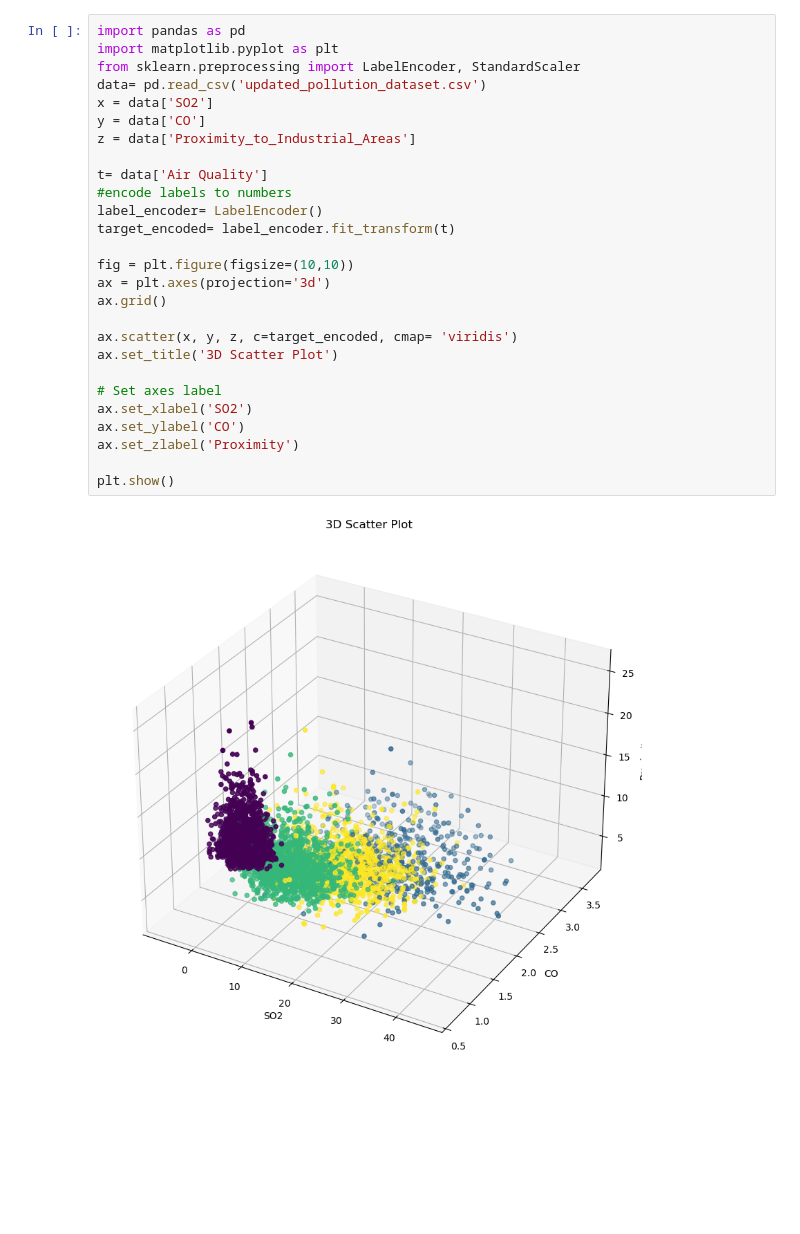
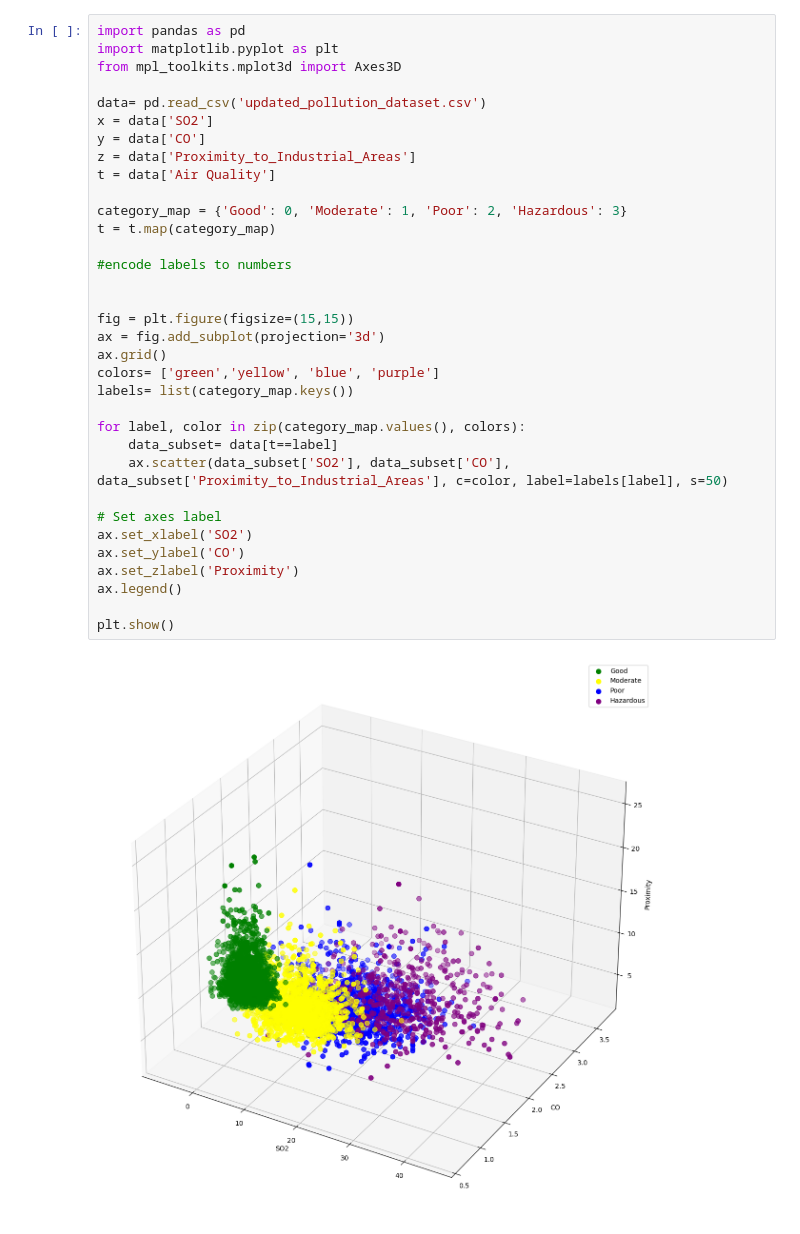
Before and after one commit to tungnguyenlam/intro2AI_Gr2_kNN, a Jupyter notebook: Plotdatahomemade.ipynb, the cells around one changed output. Cells and saved outputs as stored; diff of their text form; blank space fills up the shorter version.

Commit message:
Update on the plotting data

```diff
--- a/Plotdatahomemade.ipynb
+++ b/Plotdatahomemade.ipynb
@@ -1,29 +1,36 @@
 # %%
 import pandas as pd
 import matplotlib.pyplot as plt
-from sklearn.preprocessing import LabelEncoder, StandardScaler
+from mpl_toolkits.mplot3d import Axes3D
+
 data= pd.read_csv('updated_pollution_dataset.csv')
 x = data['SO2']
 y = data['CO']
 z = data['Proximity_to_Industrial_Areas']
+t = data['Air Quality']
 
-t= data['Air Quality']
+category_map = {'Good': 0, 'Moderate': 1, 'Poor': 2, 'Hazardous': 3}
+t = t.map(category_map)
+
 #encode labels to numbers
-label_encoder= LabelEncoder()
-target_encoded= label_encoder.fit_transform(t)
 
-fig = plt.figure(figsize=(10,10))
-ax = plt.axes(projection='3d')
+
+fig = plt.figure(figsize=(15,15))
+ax = fig.add_subplot(projection='3d')
 ax.grid()
+colors= ['green','yellow', 'blue', 'purple']
+labels= list(category_map.keys())
 
-ax.scatter(x, y, z, c=target_encoded, cmap= 'viridis')
-ax.set_title('3D Scatter Plot')
+for label, color in zip(category_map.values(), colors):
+    data_subset= data[t==label]
+    ax.scatter(data_subset['SO2'], data_subset['CO'], data_subset['Proximity_to_Industrial_Areas'], c=color, label=labels[label], s=50)
 
 # Set axes label
 ax.set_xlabel('SO2')
 ax.set_ylabel('CO')
 ax.set_zlabel('Proximity')
+ax.legend()
 
 plt.show()
 # %% [output]
-[figure, old version]
+[figure, new version]
```
